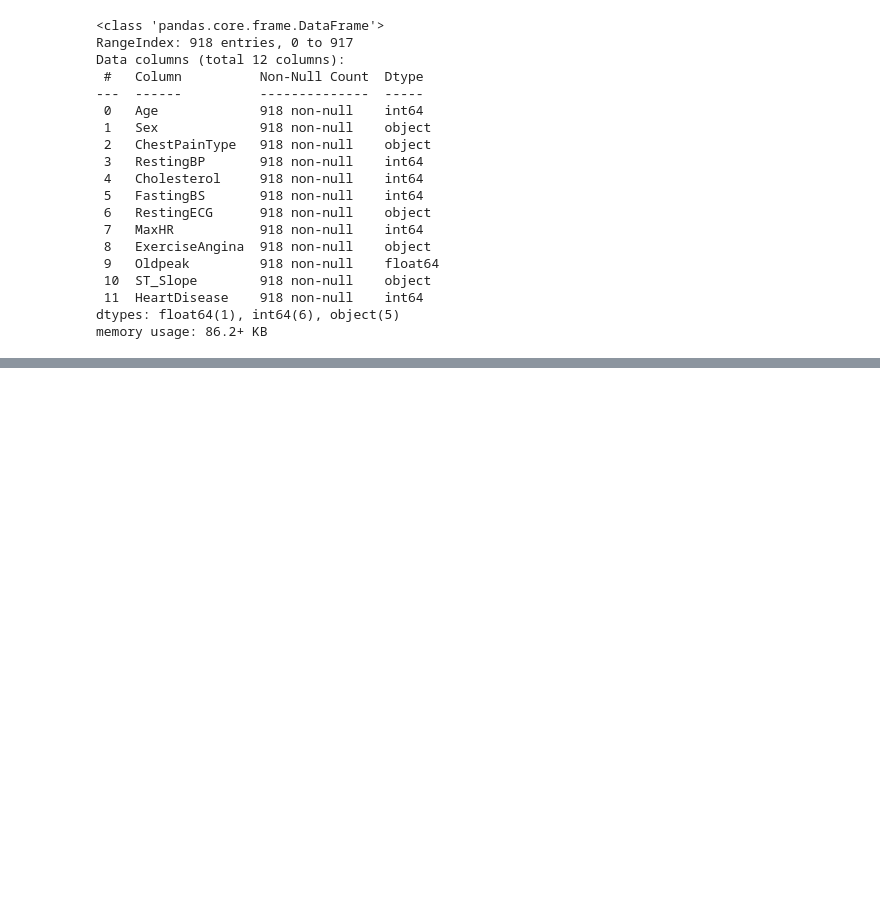
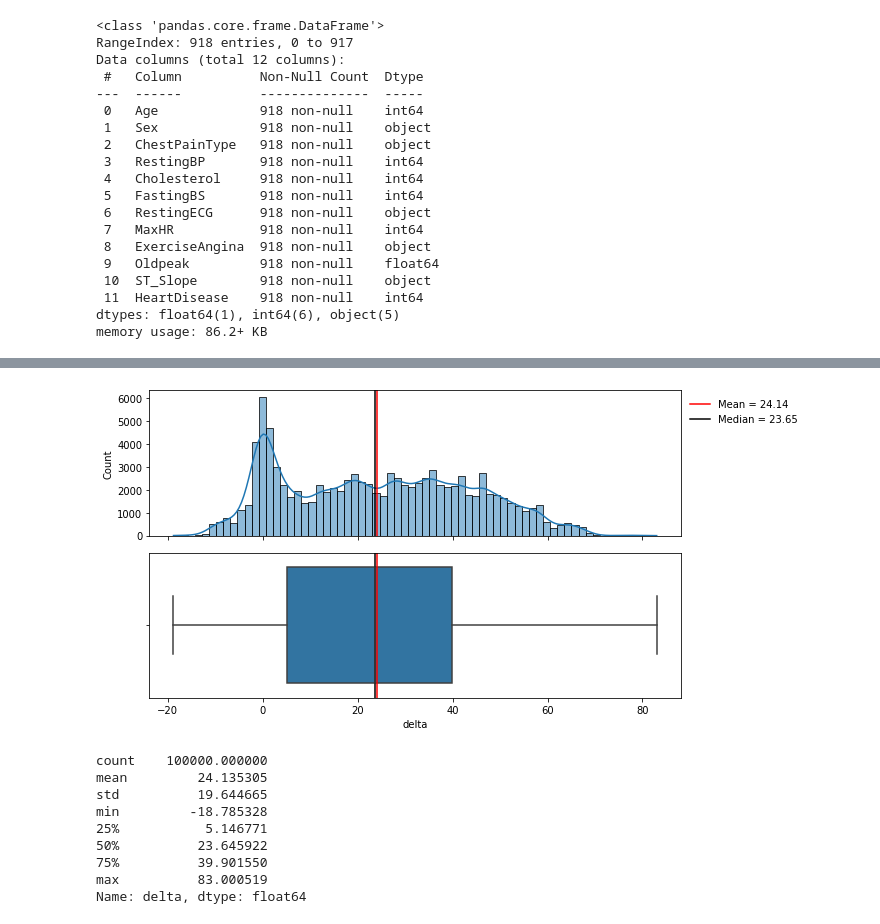
Before and after one commit to osluder/project-2, a Jupyter notebook: project_2.ipynb, the cells around one changed output, grey strips where cells are left out. Cells and saved outputs as stored; diff of their text form; code cells hidden in the pictures; blank space fills up the shorter version.

```diff
--- a/project_2.ipynb
+++ b/project_2.ipynb
@@ -179,0 +399,18 @@ memory usage: 86.2+ KB
+# %%
+# delta
+whaleyplot(df, 'delta')
+plt.show()
+
+print()
+df['delta'].describe()
+# %% [output]
+[figure, added]
+count    100000.000000
+mean         24.135305
+std          19.644665
+min         -18.785328
+25%           5.146771
+50%          23.645922
+75%          39.901550
+max          83.000519
+Name: delta, dtype: float64
```
Also changed, not shown: parts of 33 cells of this notebook.
